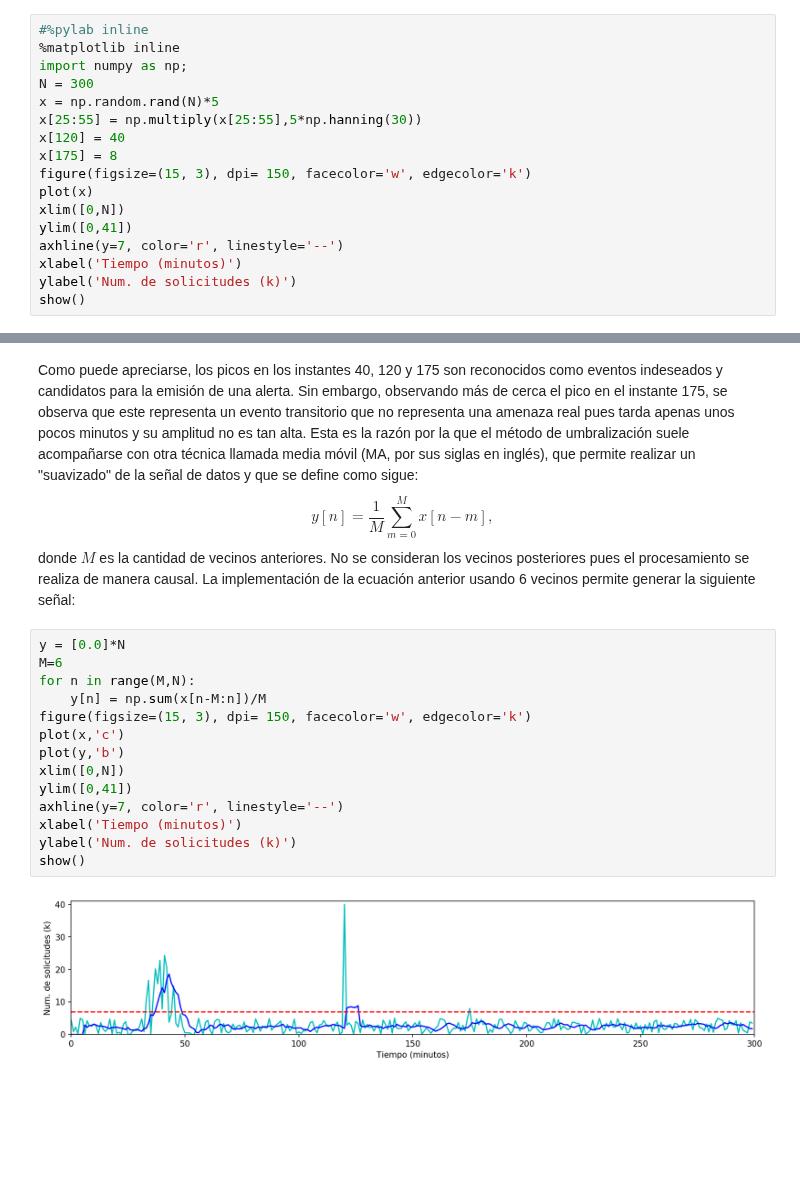
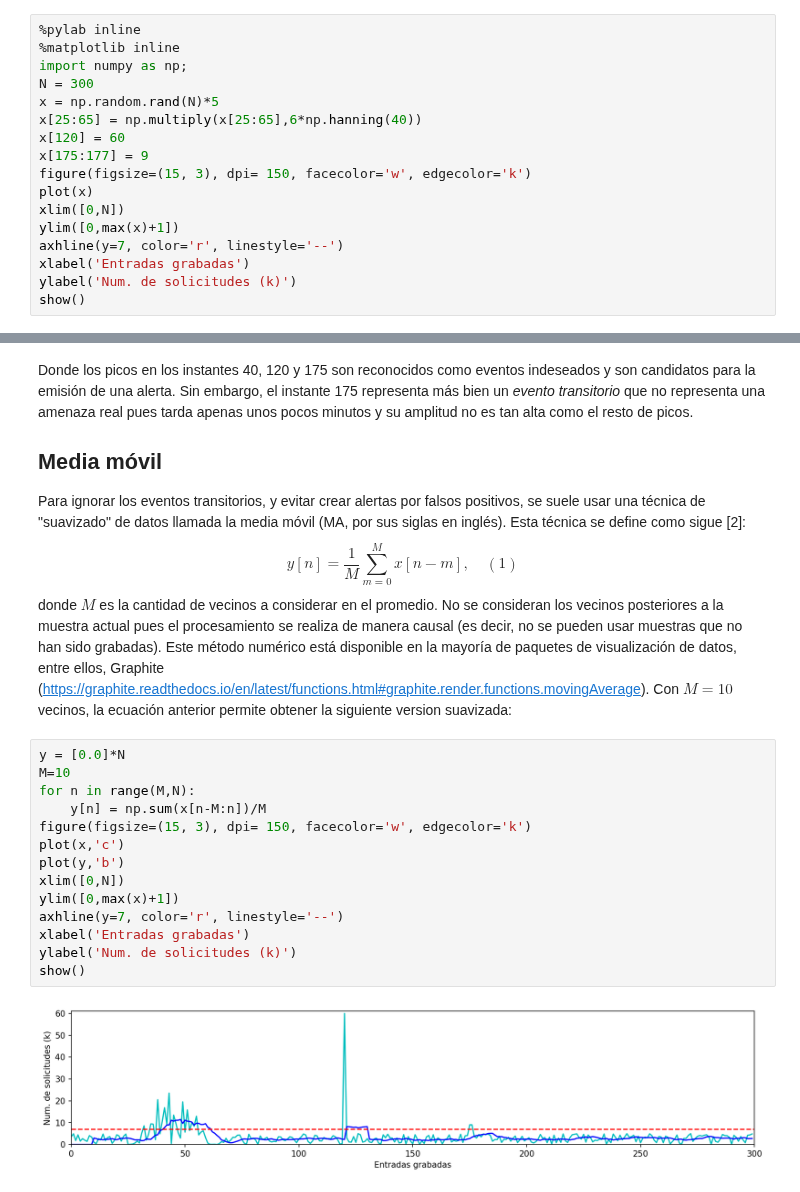
Before and after one commit to juanfonsecasolis/juanfonsecasolis.github.io, a Jupyter notebook: blog/JFonseca.suavizadoTraficoServidorWeb.ipynb, the cells around one changed output, grey strips where cells are left out. Saved outputs shown, nothing was run; the diff lists cells and outputs as text; blank space fills up the shorter version.

Commit message:
Redactadao suavizado de tráfico en servidor web hasta cálculo de la respuesta en frecuencia

```diff
--- a/blog/JFonseca.suavizadoTraficoServidorWeb.ipynb
+++ b/blog/JFonseca.suavizadoTraficoServidorWeb.ipynb
@@ -6,18 +7,18 @@ El monitoreo del tráfico de red en un servidor web es una tarea necesaria para
 # %%
-#%pylab inline
+%pylab inline
 %matplotlib inline
 import numpy as np;
 N = 300
 x = np.random.rand(N)*5
-x[25:55] = np.multiply(x[25:55],5*np.hanning(30))
-x[120] = 40
-x[175] = 8
+x[25:65] = np.multiply(x[25:65],6*np.hanning(40))
+x[120] = 60
+x[175:177] = 9
 figure(figsize=(15, 3), dpi= 150, facecolor='w', edgecolor='k')
 plot(x)
 xlim([0,N])
-ylim([0,41])
+ylim([0,max(x)+1])
 axhline(y=7, color='r', linestyle='--')
-xlabel('Tiempo (minutos)')
+xlabel('Entradas grabadas')
 ylabel('Num. de solicitudes (k)')
 show()
 # %% [output]
@@ -25,22 +27,25 @@ show()
 # %% [markdown]
-Como puede apreciarse, los picos en los instantes 40, 120 y 175 son reconocidos como eventos indeseados y candidatos para la emisión de una alerta. Sin embargo, observando más de cerca el pico en el instante 175, se observa que este representa un evento transitorio que no representa una amenaza real pues tarda apenas unos pocos minutos y su amplitud no es tan alta. Esta es la razón por la que el método de umbralización suele acompañarse con otra técnica llamada media móvil (MA, por sus siglas en inglés), que permite realizar un "suavizado" de la señal de datos y que se define como sigue:
+Donde los picos en los instantes 40, 120 y 175 son reconocidos como eventos indeseados y son candidatos para la emisión de una alerta. Sin embargo, el instante 175 representa más bien un *evento transitorio* que no representa una amenaza real pues tarda apenas unos pocos minutos y su amplitud no es tan alta como el resto de picos.
+
+## Media móvil
+Para ignorar los eventos transitorios, y evitar crear alertas por falsos positivos, se suele usar una técnica de "suavizado" de datos llamada la media móvil (MA, por sus siglas en inglés). Esta técnica se define como sigue [2]:
 $$
-y[n] = \frac{1}{M}\sum_{m=0}^{M}{x[n-m]},
+    y[n] = \frac{1}{M}\sum_{m=0}^{M}{x[n-m]},\quad (1)
 $$
-donde $M$ es la cantidad de vecinos anteriores. No se consideran los vecinos posteriores pues el procesamiento se realiza de manera causal. La implementación de la ecuación anterior usando 6 vecinos permite generar la siguiente señal:
+donde $M$ es la cantidad de vecinos a considerar en el promedio. No se consideran los vecinos posteriores a la muestra actual pues el procesamiento se realiza de manera causal (es decir, no se pueden usar muestras que no han sido grabadas). Este método numérico está disponible en la mayoría de paquetes de visualización de datos, entre ellos, Graphite (https://graphite.readthedocs.io/en/latest/functions.html#graphite.render.functions.movingAverage). Con $M=10$ vecinos, la ecuación anterior permite obtener la siguiente version suavizada:
 # %%
 y = [0.0]*N
-M=6
+M=10
 for n in range(M,N):
     y[n] = np.sum(x[n-M:n])/M
 figure(figsize=(15, 3), dpi= 150, facecolor='w', edgecolor='k')
 plot(x,'c')
 plot(y,'b')
 xlim([0,N])
-ylim([0,41])
+ylim([0,max(x)+1])
 axhline(y=7, color='r', linestyle='--')
-xlabel('Tiempo (minutos)')
+xlabel('Entradas grabadas')
 ylabel('Num. de solicitudes (k)')
 show()
 # %% [output]
-[figure, old version]
+[figure, new version]
```
Also changed, not shown: parts of 9 cells of this notebook, 1 other file.
